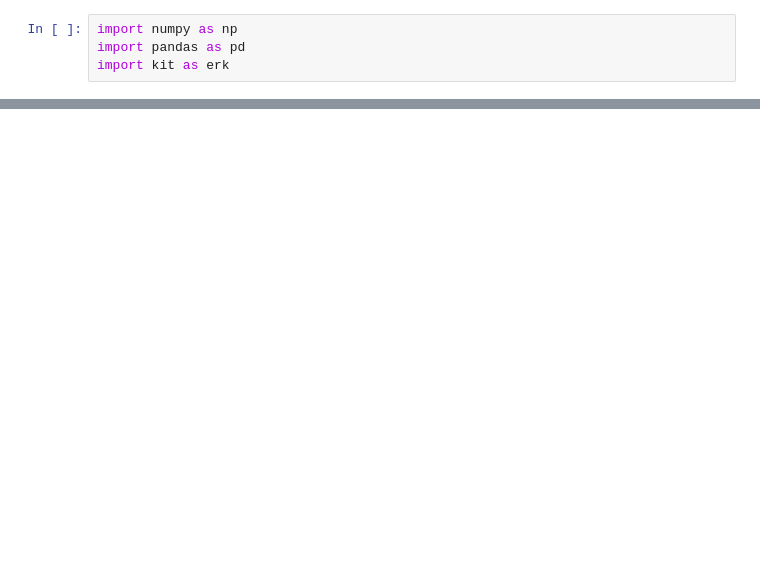
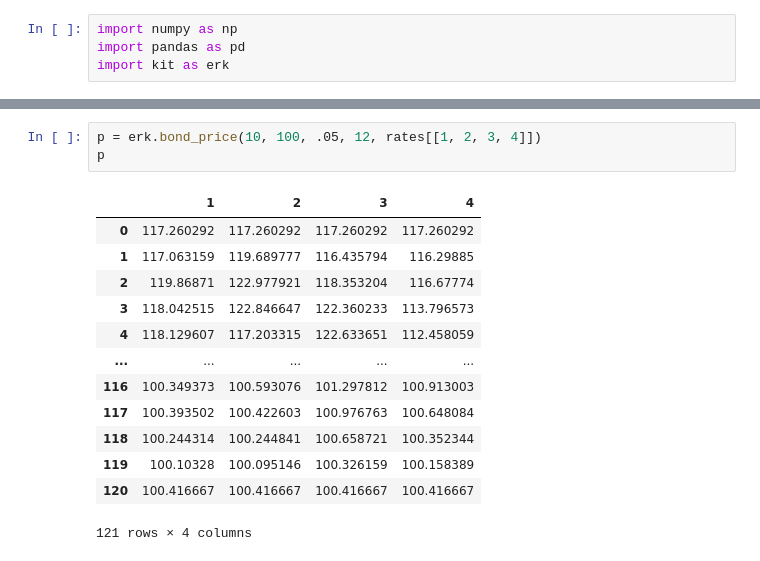
Before and after one commit to whiplash9102/portfolio-construction, a Jupyter notebook: 19_Monte_Carlo_w_CIR.ipynb, the cells around one changed output, grey strips where cells are left out. Cells and saved outputs as stored; diff of their text form; blank space fills up the shorter version.

```diff
--- a/19_Monte_Carlo_w_CIR.ipynb
+++ b/19_Monte_Carlo_w_CIR.ipynb
@@ -12,0 +74,17 @@ UnboundLocalError: cannot access local variable 'discount' where it is not assoc
+# %%
+p = erk.bond_price(10, 100, .05, 12, rates[[1, 2, 3, 4]])
+p
+# %% [output]
+|  | 1 | 2 | 3 | 4 |
+| 0 | 117.260292 | 117.260292 | 117.260292 | 117.260292 |
+| 1 | 117.063159 | 119.689777 | 116.435794 | 116.29885 |
+| 2 | 119.86871 | 122.977921 | 118.353204 | 116.67774 |
+| 3 | 118.042515 | 122.846647 | 122.360233 | 113.796573 |
+| 4 | 118.129607 | 117.203315 | 122.633651 | 112.458059 |
+| ... | ... | ... | ... | ... |
+| 116 | 100.349373 | 100.593076 | 101.297812 | 100.913003 |
+| 117 | 100.393502 | 100.422603 | 100.976763 | 100.648084 |
+| 118 | 100.244314 | 100.244841 | 100.658721 | 100.352344 |
+| 119 | 100.10328 | 100.095146 | 100.326159 | 100.158389 |
+| 120 | 100.416667 | 100.416667 | 100.416667 | 100.416667 |
+121 rows × 4 columns
```
Also changed, not shown: parts of 19 cells of this notebook, 2 other files.
